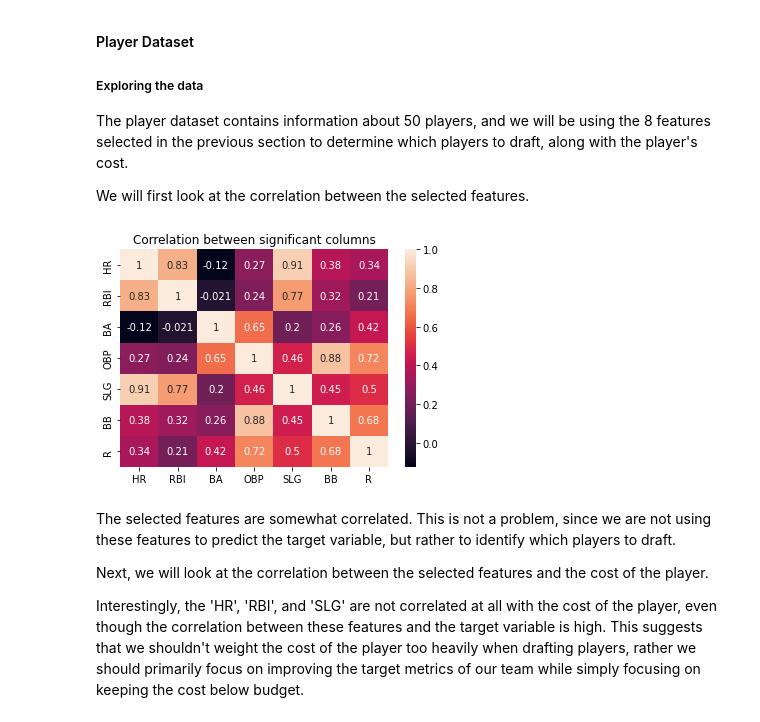
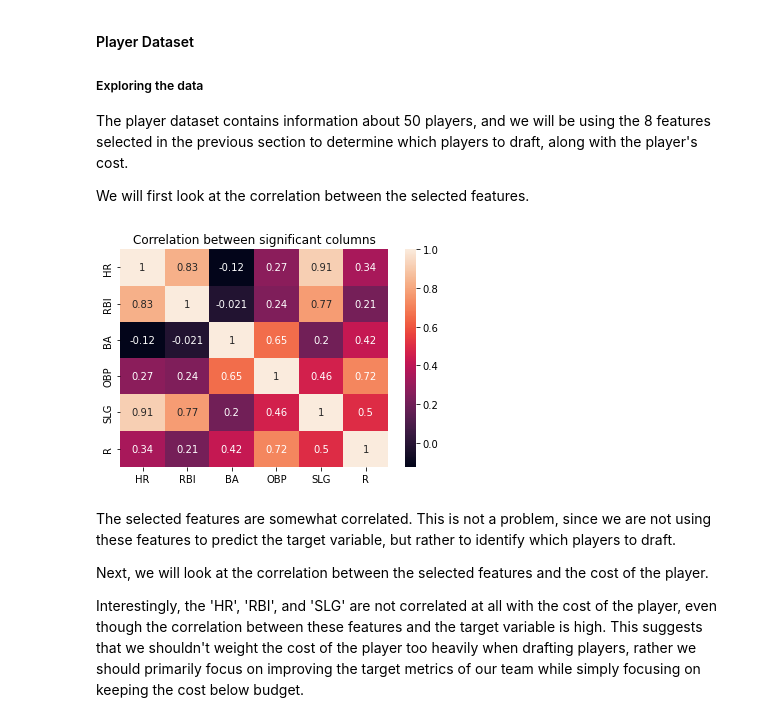
Before and after one commit to franklin-glance/baseball_case, a Jupyter notebook: baseball_writeup_withcode.ipynb, the cells around one changed output. Drawn from its saved outputs; the diff is of its cells as text; code cells hidden in the pictures.

```diff
--- a/baseball_writeup_withcode.ipynb
+++ b/baseball_writeup_withcode.ipynb
@@ -35,7 +35,9 @@ pitching_df.set_index('TEAM', inplace=True)
 pitching_df.drop('W', axis=1, inplace=True)
 pitching_df.drop('L', axis=1, inplace=True)
 pitching_df.drop('GP', axis=1, inplace=True)
-pitching_df.rename(columns={'R':'R_pitching'}, inplace=True)
+pitching_df.drop('BB', axis=1, inplace=True)
+pitching_df.drop('R', axis=1, inplace=True)
+# pitching_df.rename(columns={'R':'R_pitching'}, inplace=True)
 
 
 hitting_df.set_index('TEAM', inplace=True)
@@ -217,16 +215,15 @@ We will first look at the correlation between the selected features.
 # %%
 # plot the correlation between significant columns in the player_df
 cols2 = significant_cols.copy()
-cols2.remove('R_pitching')
 cols2.remove('R_hitting')
 cols2.append('R')
 
 corr = player_df[cols2].corr()
 sns.heatmap(corr, annot=True)
 plt.title('Correlation between significant columns')
 plt.show()
 # %% [output]
-[figure, old version]
+[figure, new version]
 # %% [markdown]
 The selected features are somewhat correlated. This is not a problem, since we are not using these features to predict the target variable, but rather to identify which players to draft.
 
```
Also changed, not shown: parts of 6 cells of this notebook, 1 other file.
